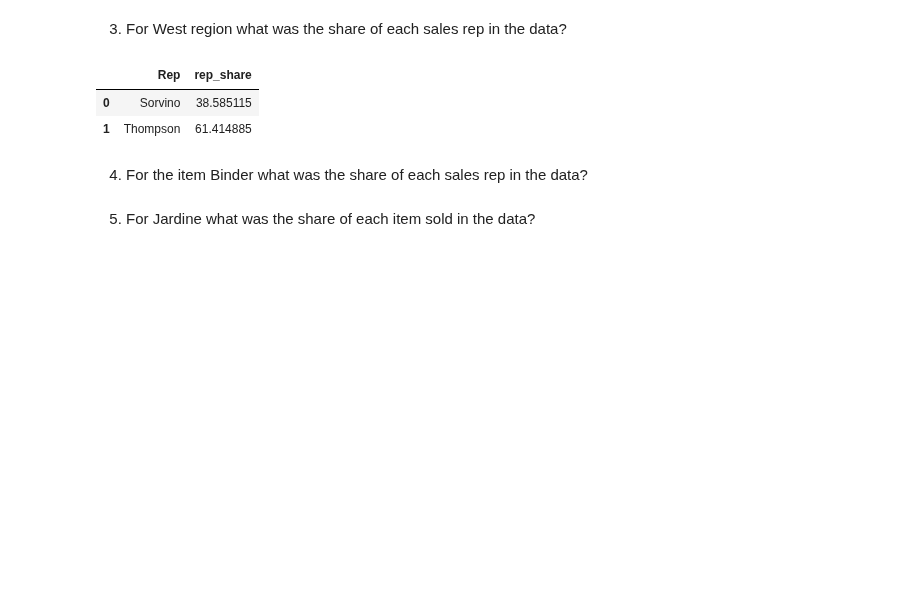
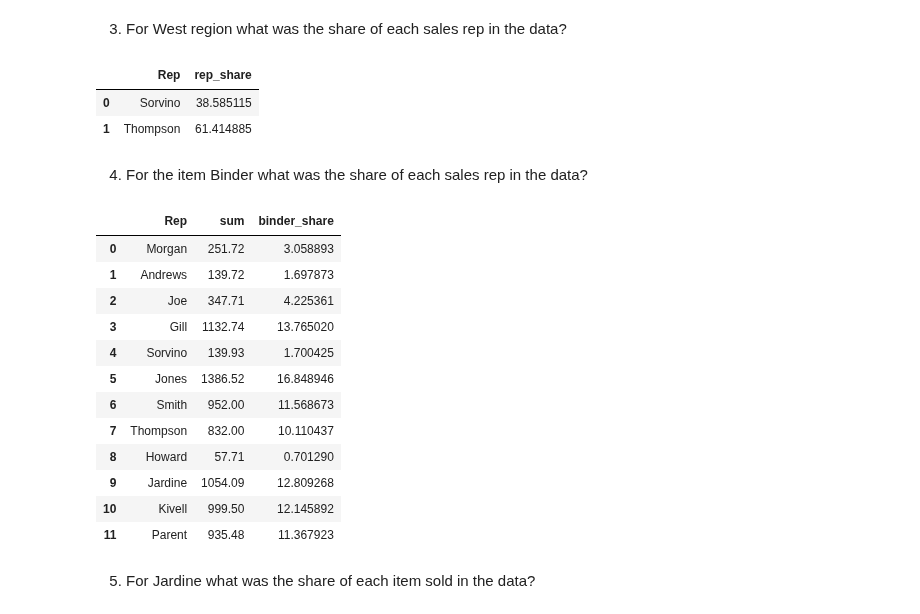
Before and after one commit to tryko/yandex-sql-practice, a Jupyter notebook: Itay-sql-trex.ipynb, the cells around one changed output. Cells and saved outputs as stored; diff of their text form; code cells hidden in the pictures; blank space fills up the shorter version.

```diff
--- a/Itay-sql-trex.ipynb
+++ b/Itay-sql-trex.ipynb
@@ -120,6 +120,45 @@ queryResult(query)
 # %% [markdown]
 
 4. For the item Binder what was the share of each sales rep in the data?
+# %%
+query = '''
+select
+    rep_sales."Rep",
+    sum("Total"),
+    100 * sum("Total") / binder_total as binder_share
+from
+    rep_sales
+    left join (
+    select
+        distinct "Rep",
+        sum("Total") over() as binder_total
+    from
+        rep_sales
+    where
+        "Item" = 'Binder'
+    ) as subq on subq."Rep" = rep_sales."Rep"
+
+where
+    "Item" = 'Binder'
+group by
+    rep_sales."Rep", binder_total
+'''
+
+queryResult(query)
+# %% [output]
+|  | Rep | sum | binder_share |
+| 0 | Morgan | 251.72 | 3.058893 |
+| 1 | Andrews | 139.72 | 1.697873 |
+| 2 | Joe | 347.71 | 4.225361 |
+| 3 | Gill | 1132.74 | 13.765020 |
+| 4 | Sorvino | 139.93 | 1.700425 |
+| 5 | Jones | 1386.52 | 16.848946 |
+| 6 | Smith | 952.00 | 11.568673 |
+| 7 | Thompson | 832.00 | 10.110437 |
+| 8 | Howard | 57.71 | 0.701290 |
+| 9 | Jardine | 1054.09 | 12.809268 |
+| 10 | Kivell | 999.50 | 12.145892 |
+| 11 | Parent | 935.48 | 11.367923 |
 # %% [markdown]
 
 5. For Jardine what was the share of each item sold in the data?
```
Also changed, not shown: parts of 4 cells of this notebook, 1 other file.
